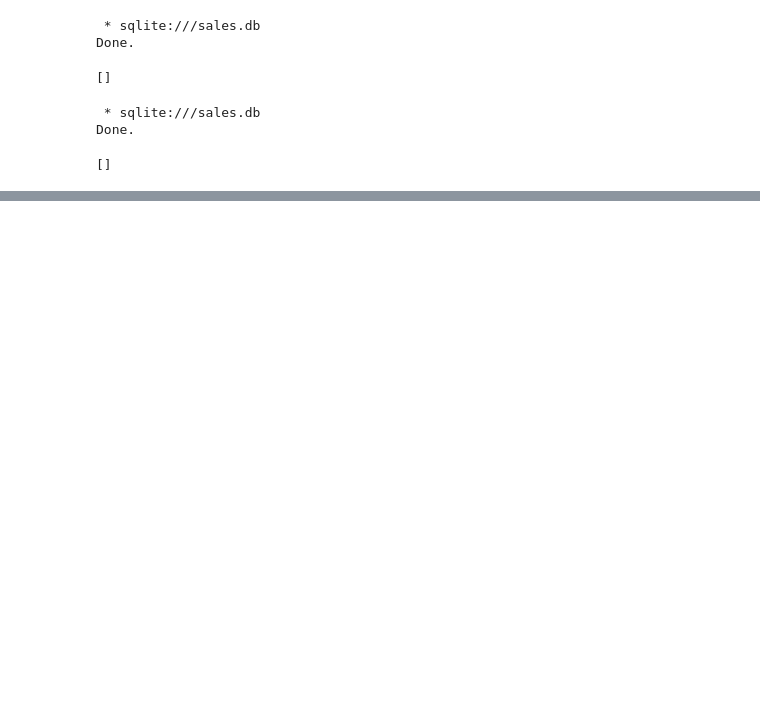
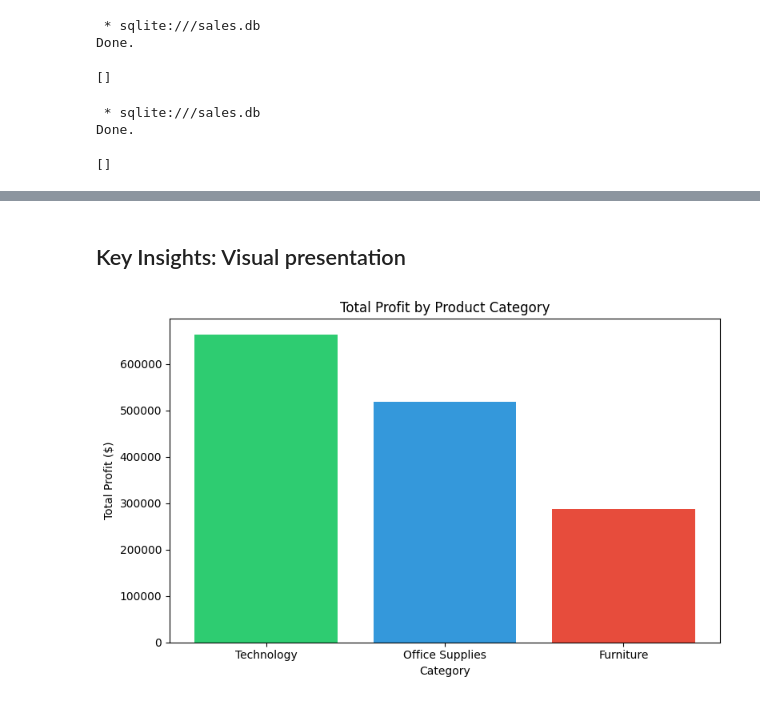
Before and after one commit to moztarib/data-analytics-sql, a Jupyter notebook: notebooks/00_load_data.ipynb, the cells around one changed output, grey strips where cells are left out. Drawn from its saved outputs; the diff is of its cells as text; code cells hidden in the pictures; blank space fills up the shorter version.

```diff
--- a/notebooks/00_load_data.ipynb
+++ b/notebooks/00_load_data.ipynb
@@ -973,3 +935,28 @@ Done.
 | Cisco Smart Phone, with Caller ID | Technology | Phones | 28 | 7511.0 | 9535.54 | 126.95 | ... |
 | Nokia Smart Phone, with Caller ID | Technology | Phones | 24 | 2301.0 | 9465.33 | 411.36 | ... |
 | Belkin Router, USB | Technology | Accessories | 36 | 11664.0 | 9384.76 | 80.46 | ... |
+# %% [markdown]
+## Key Insights: Visual presentation
+# %%
+import matplotlib.pyplot as plt
+
+query = """
+SELECT p.category,
+       ROUND(SUM(f.profit), 2) AS total_profit
+FROM fact_orders f
+JOIN dim_products p ON f.product_id = p.product_id
+GROUP BY p.category
+ORDER BY total_profit DESC
+"""
+
+df_category = pd.read_sql(query, connection)
+
+plt.figure(figsize=(8, 5))
+plt.bar(df_category['category'], df_category['total_profit'], color=['#2ecc71', '#3498db', '#e74c3c'])
+plt.title('Total Profit by Product Category')
+plt.xlabel('Category')
+plt.ylabel('Total Profit ($)')
+plt.tight_layout()
+plt.show()
+# %% [output]
+[figure, added]
```
Also changed, not shown: parts of 4 cells of this notebook, 1 other file.
